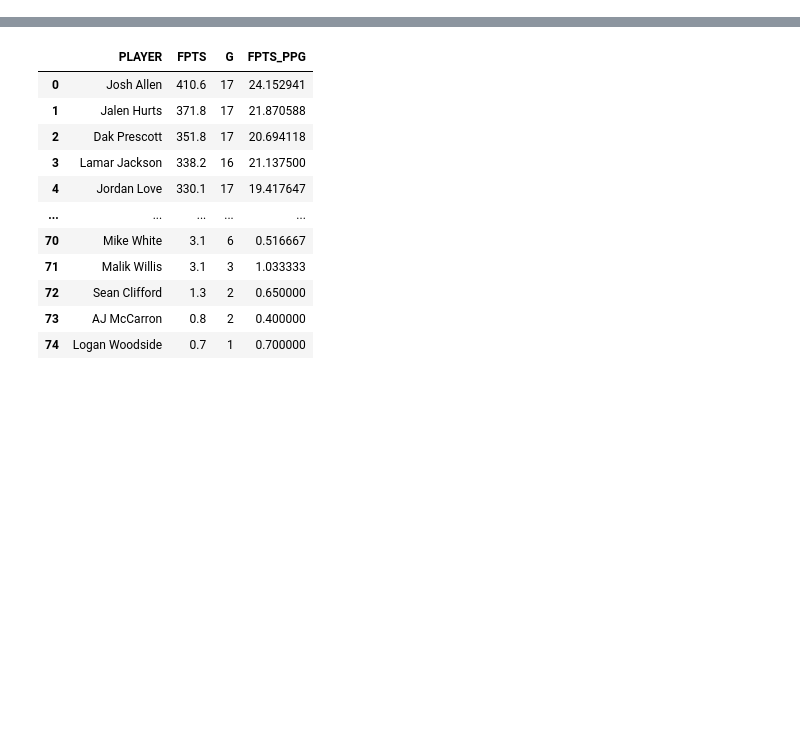
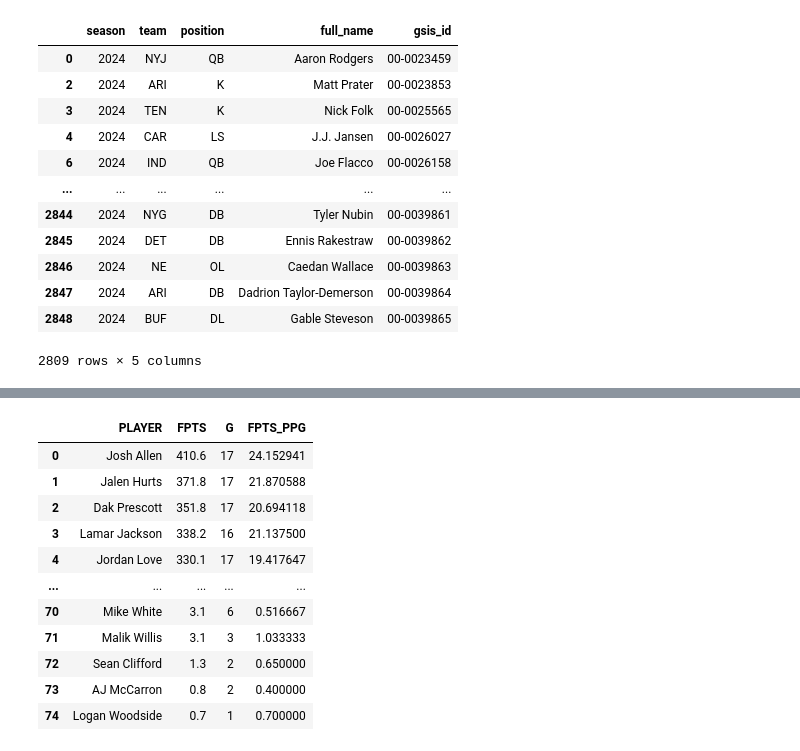
Before and after one commit to dschuler36/FFForecast, a Jupyter notebook: qb-model-building.ipynb, the cells around one changed output, grey strips where cells are left out. Cells and saved outputs as stored; diff of their text form; code cells hidden in the pictures; blank space fills up the shorter version.

```diff
--- a/qb-model-building.ipynb
+++ b/qb-model-building.ipynb
@@ -52,0 +26,16 @@ See the caveats in the documentation: https://pandas.pydata.org/pandas-docs/stab
+# %%
+rosters
+# %% [output]
+|  | season | team | position | full_name | gsis_id |
+| 0 | 2024 | NYJ | QB | Aaron Rodgers | 00-0023459 |
+| 2 | 2024 | ARI | K | Matt Prater | 00-0023853 |
+| 3 | 2024 | TEN | K | Nick Folk | 00-0025565 |
+| 4 | 2024 | CAR | LS | J.J. Jansen | 00-0026027 |
+| 6 | 2024 | IND | QB | Joe Flacco | 00-0026158 |
+| ... | ... | ... | ... | ... | ... |
+| 2844 | 2024 | NYG | DB | Tyler Nubin | 00-0039861 |
+| 2845 | 2024 | DET | DB | Ennis Rakestraw | 00-0039862 |
+| 2846 | 2024 | NE | OL | Caedan Wallace | 00-0039863 |
+| 2847 | 2024 | ARI | DB | Dadrion Taylor-Demerson | 00-0039864 |
+| 2848 | 2024 | BUF | DL | Gable Steveson | 00-0039865 |
+2809 rows × 5 columns
```
Also changed, not shown: parts of 5 cells of this notebook, 3 other files.
